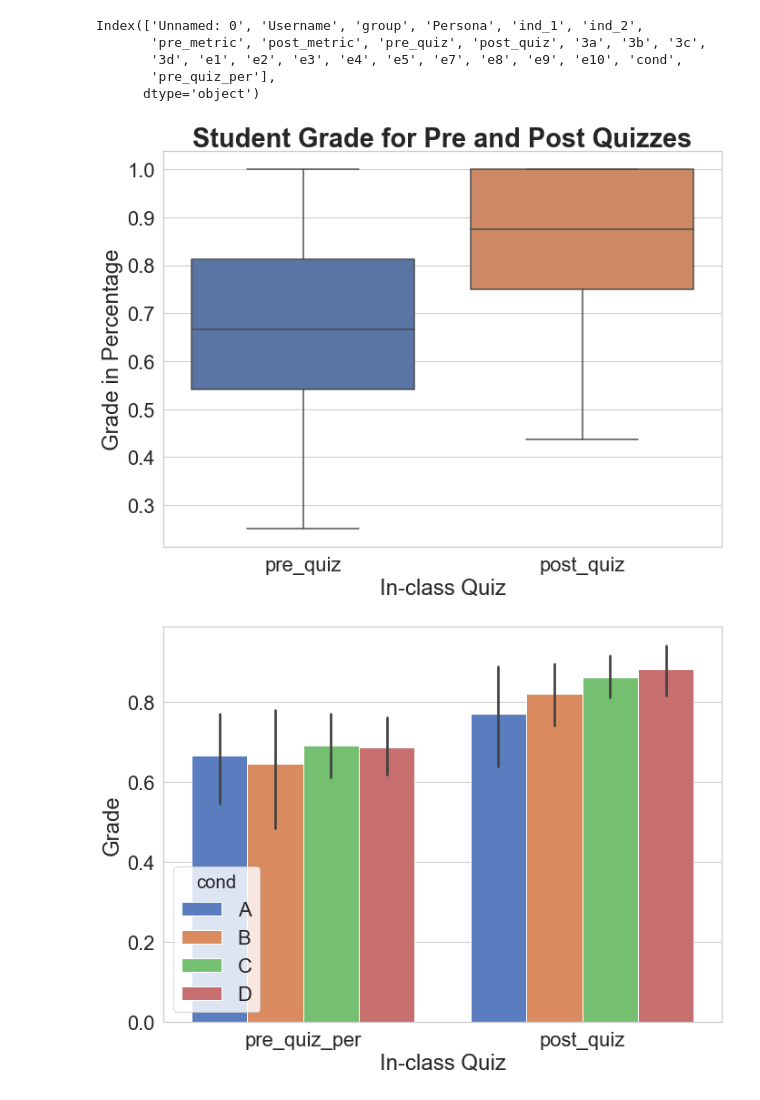
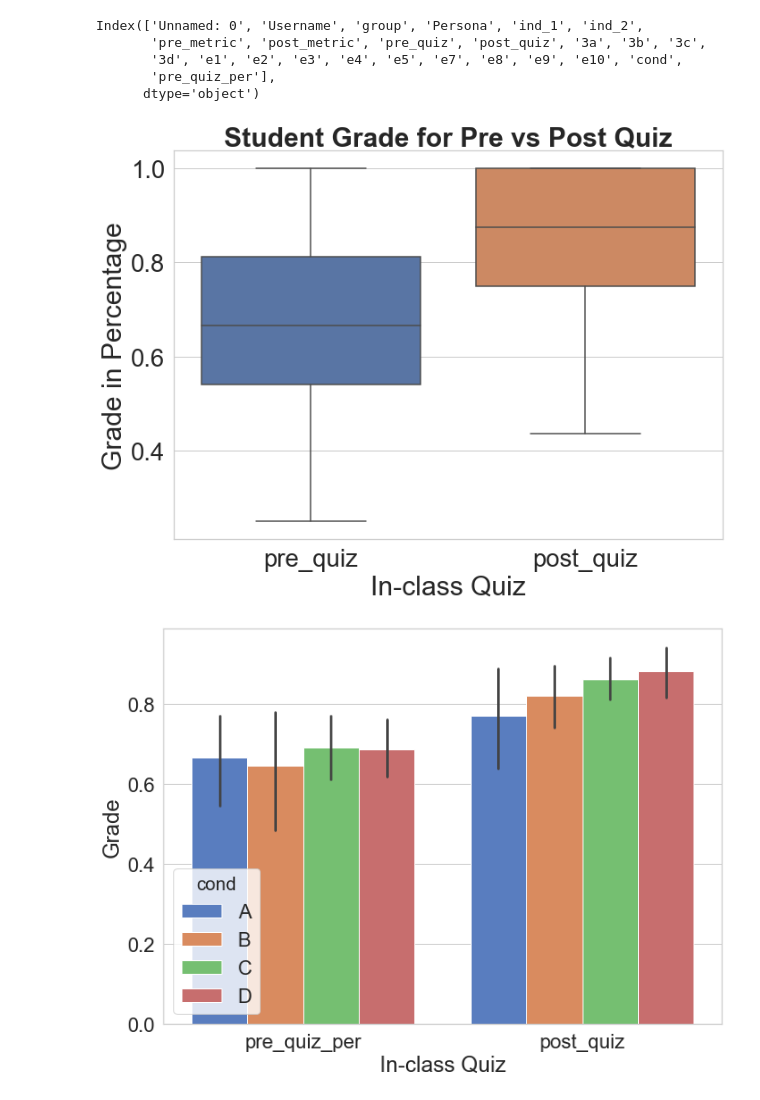
Before and after one commit to WesDeng/Recidivism_Exp, a Jupyter notebook: Quantitive Analysis.ipynb, the cells around one changed output. Drawn from its saved outputs; the diff is of its cells as text; code cells hidden in the pictures.

```diff
--- a/Quantitive Analysis.ipynb
+++ b/Quantitive Analysis.ipynb
@@ -223,19 +223,19 @@ quiz = pd.melt(df_quiz_new, id_vars=['cond'], value_vars=['pre_quiz', 'post_quiz
 # %%
 final = pd.read_csv('final_v10.csv')
 # %%
-sns.set(rc={'figure.figsize':(11,8)}, font_scale=2)
+sns.set(rc={'figure.figsize':(11,8)}, font_scale=2.5)
 sns.set_style('whitegrid')
 df = final[['pre_quiz', 'post_quiz']]
 ax = sns.boxplot(x="variable", y="value", data=pd.melt(df))
 
-ax.set_xlabel('In-class Quiz', fontsize=24)
-ax.set_ylabel('Grade in Percentage', fontsize=24)
+ax.set_xlabel('In-class Quiz', fontsize=30)
+ax.set_ylabel('Grade in Percentage', fontsize=30)
 fig = ax.get_figure()
 fig.savefig("quiz_overall.png")
-plt.title('Student Grade for Pre and Post Quizzes', fontweight='bold', fontsize=29)
+plt.title('Student Grade for Pre vs Post Quiz', fontweight='bold', fontsize=30)
 plt.show()
 # %% [output]
-[figure, old version]
+[figure, new version]
 # %%
 # A: free +    no checklist
 # B: free +    checklist
```
Also changed, not shown: 1 other file.
